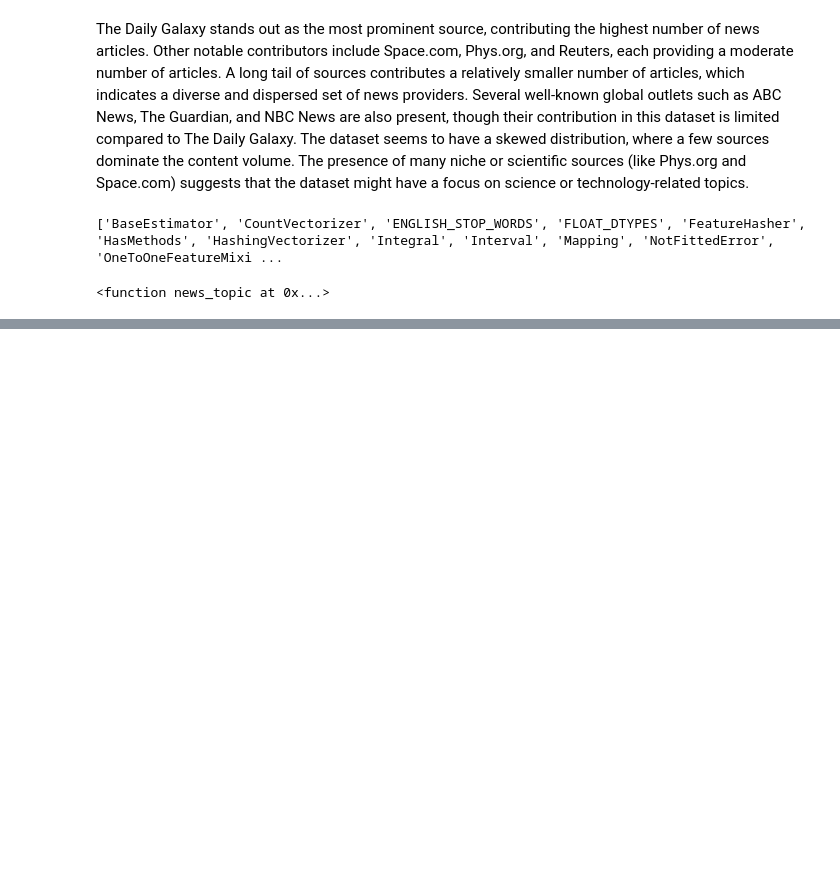
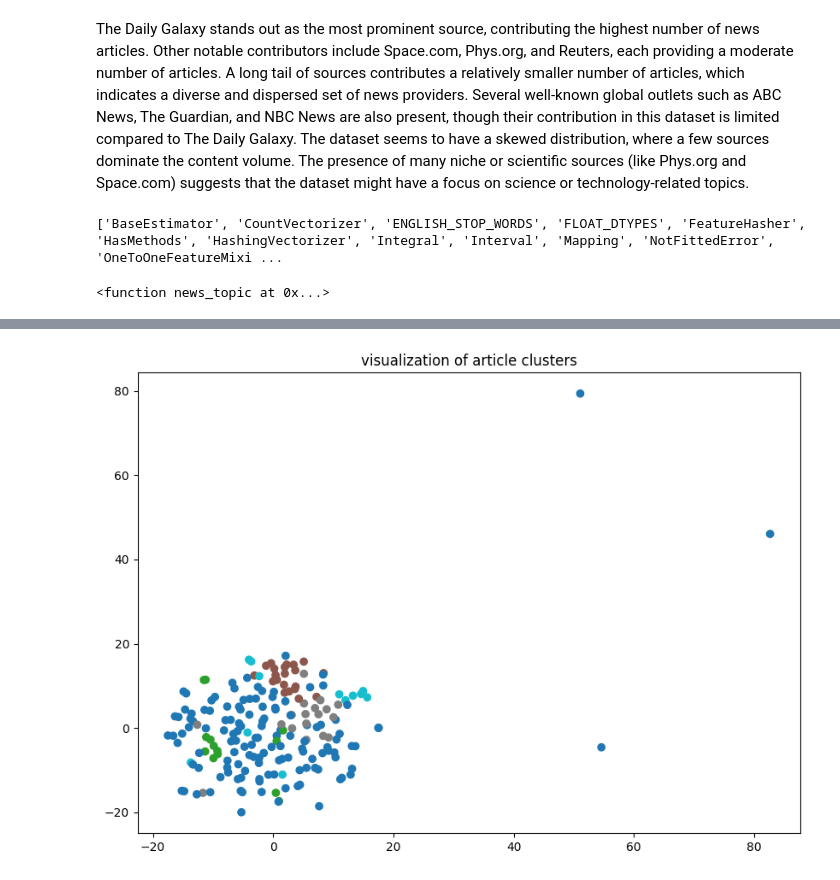
Before and after one commit to haithemml/7696886-javascript, a Jupyter notebook: notebook51253b7c0c.ipynb, the cells around one changed output, grey strips where cells are left out. Saved outputs shown, nothing was run; the diff lists cells and outputs as text; code cells hidden in the pictures; blank space fills up the shorter version.

```diff
--- a/notebook51253b7c0c.ipynb
+++ b/notebook51253b7c0c.ipynb
@@ -103,0 +134,14 @@ print(news_topic)
+# %%
+from sklearn.cluster import KMeans
+
+# Group number
+k = 5
+model = KMeans(n_clusters=k, random_state=42)
+labels = model.fit_predict(tfidf_matrix)
+
+# Add labels to the dataframe
+data['cluster'] = labels
+
+for cluster in range(k):
+    print(f"\n Cluster {cluster}:")
+    print(data[data['cluster'] == cluster]['title'].head(3).to_string(index=False))
@@ -103,0 +167,12 @@ print(news_topic)
+# %%
+from sklearn.manifold import TSNE
+import matplotlib.pyplot as plt
+
+X_reduced = TSNE(n_components=2, perplexity=30, random_state=42).fit_transform(tfidf_matrix.toarray())
+
+plt.figure(figsize=(10, 7))
+plt.scatter(X_reduced[:, 0], X_reduced[:, 1], c=data['cluster'], cmap='tab10')
+plt.title("visualization of article clusters")
+plt.show()
+# %% [output]
+[figure, added]
```
Also changed, not shown: parts of 2 cells of this notebook.
